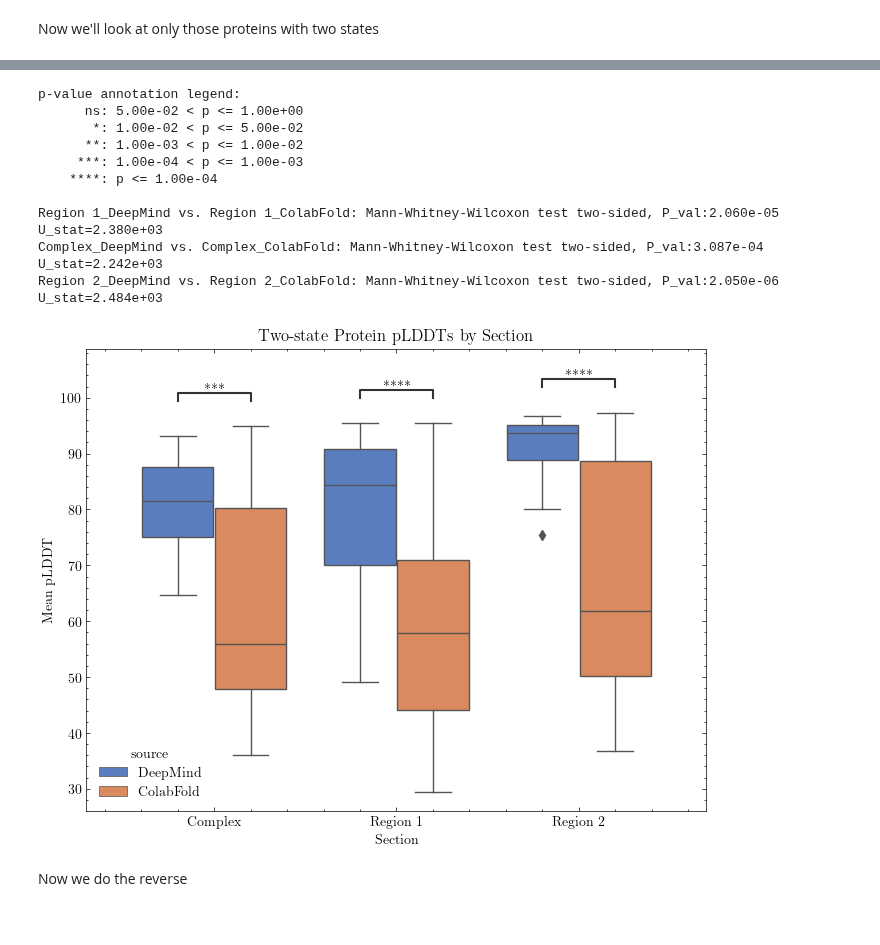
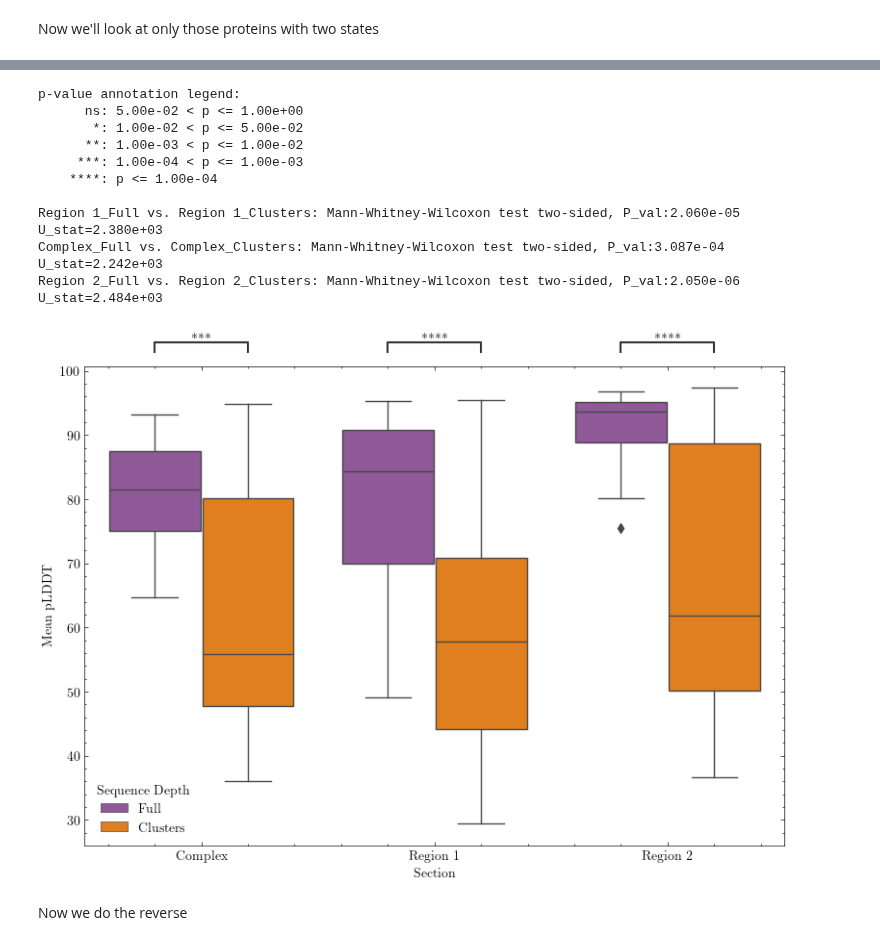
Before and after one commit to jpigles/alphafold-rmsd, a Jupyter notebook: plddt.ipynb, the cells around one changed output, grey strips where cells are left out. Cells and saved outputs as stored; diff of their text form; code cells hidden in the pictures.

```diff
--- a/plddt.ipynb
+++ b/plddt.ipynb
@@ -20,3 +20,11 @@ cfMulti = pd.read_csv('./project_pipeline/data/cf_multi_domain_pLDDT.tsv', sep='
 
 # Set style
 plt.style.use('science')
+# %%
+# Get the hex codes for the colors so we can assign them to categories
+pal = sns.color_palette('Set1')
+print(pal.as_hex())
+
+# Set the color palette. Our categories are "Single Domain", "Two-Domain", and "Autoinhibitory"
+colors = {'Single Domain': pal[0], 'Two-Domain': pal[1], 'Autoinhibitory': pal[2], 'Full': pal[3], 'Clusters': pal[4]}
+pal.as_hex()
@@ -37,14 +56,14 @@ def rename_multi_columns(df):
 
 # Quick functions to melt dataframes
 def pivot_af_df(df):
-    df = df.melt(id_vars=['uniprot', 'region_1', 'region_2', 'filename'], var_name='section', value_name='mean_plddt')
-    df['mean_plddt'] = df['mean_plddt'].astype(float)
+    df = df.melt(id_vars=['uniprot', 'region_1', 'region_2', 'filename'], var_name='Section', value_name='Mean pLDDT')
+    df['Mean pLDDT'] = df['Mean pLDDT'].astype(float)
 
     return df
 
 def pivot_cf_df(df):
-    df = df.melt(id_vars=['uniprot', 'cluster', 'region_1', 'region_2', 'filename'], var_name='section', value_name='mean_plddt')
-    df['mean_plddt'] = df['mean_plddt'].astype(float)
+    df = df.melt(id_vars=['uniprot', 'cluster', 'region_1', 'region_2', 'filename'], var_name='Section', value_name='Mean pLDDT')
+    df['Mean pLDDT'] = df['Mean pLDDT'].astype(float)
 
     return df
 
@@ -180,0 +184,5 @@ Now we'll plot those proteins with two states. We'll compare against our colabfo
+# %%
+# Concatenate dataframes
+af_twos = add_auto_type(af_twos)
+afTwoConcat = pd.concat([af_twos, afMulti_p]).reset_index(drop=True)
+afTwoConcat.tail()
@@ -181,7 +231,7 @@ Now we'll plot those proteins with two states. We'll compare against our colabfo
 # %%
 # Add sources for the two dataframes
-af_twos['source'] = 'DeepMind'
-cfAuto_p['source'] = 'ColabFold'
+af_twos['Sequence Depth'] = 'Full'
+cfAuto_p['Sequence Depth'] = 'Clusters'
 
 two_states = pd.concat([af_twos, cfAuto_p])
 two_states.head()
@@ -195,33 +245,33 @@ two_states.head()
 # %%
 fig, ax = plt.subplots(figsize=(8, 6))
-sns.boxplot(data=two_states, x='section', y='mean_plddt', ax=ax, hue='source', palette='muted')
-ax.set_title('Two-state Protein pLDDTs by Section')
+sns.boxplot(data=two_states, x='Section', y='Mean pLDDT', ax=ax, hue='Sequence Depth', palette=colors)
 ax.set_xlabel('Section')
 ax.set_ylabel('Mean pLDDT')
 
 # Annotate statistical significance
-pairs = [[('Complex', 'DeepMind'), ('Complex', 'ColabFold')],
-         [('Region 1', 'DeepMind'), ('Region 1', 'ColabFold')],
-         [('Region 2', 'DeepMind'), ('Region 2', 'ColabFold')]]
+pairs = [[('Complex', 'Full'), ('Complex', 'Clusters')],
+         [('Region 1', 'Full'), ('Region 1', 'Clusters')],
+         [('Region 2', 'Full'), ('Region 2', 'Clusters')]]
 
 subcat_order = ['Complex', 'Region 1', 'Region 2']
-annotator = Annotator(ax, pairs, data=two_states, x='section', y='mean_plddt', order=subcat_order, hue='source')
-annotator.configure(test='Mann-Whitney', text_format='star', loc='inside')
+annotator = Annotator(ax, pairs, data=two_states, x='Section', y='Mean pLDDT', order=subcat_order, hue='Sequence Depth')
+annotator.configure(test='Mann-Whitney', text_format='star', loc='outside')
 annotator.apply_and_annotate()
 
+plt.tight_layout()
 plt.savefig('./project_pipeline/data/figures/af_two_states_plddt1.png')
 # %% [output]
 p-value annotation legend:
       ns: 5.00e-02 < p <= 1.00e+00
        *: 1.00e-02 < p <= 5.00e-02
       **: 1.00e-03 < p <= 1.00e-02
      ***: 1.00e-04 < p <= 1.00e-03
     ****: p <= 1.00e-04
 
-Region 1_DeepMind vs. Region 1_ColabFold: Mann-Whitney-Wilcoxon test two-sided, P_val:2.060e-05 U_stat=2.380e+03
-Complex_DeepMind vs. Complex_ColabFold: Mann-Whitney-Wilcoxon test two-sided, P_val:3.087e-04 U_stat=2.242e+03
-Region 2_DeepMind vs. Region 2_ColabFold: Mann-Whitney-Wilcoxon test two-sided, P_val:2.050e-06 U_stat=2.484e+03
+Region 1_Full vs. Region 1_Clusters: Mann-Whitney-Wilcoxon test two-sided, P_val:2.060e-05 U_stat=2.380e+03
+Complex_Full vs. Complex_Clusters: Mann-Whitney-Wilcoxon test two-sided, P_val:3.087e-04 U_stat=2.242e+03
+Region 2_Full vs. Region 2_Clusters: Mann-Whitney-Wilcoxon test two-sided, P_val:2.050e-06 U_stat=2.484e+03
-[figure, old version]
+[figure, new version]
 # %% [markdown]
 Now we do the reverse
 # %%
```
Also changed, not shown: parts of 15 cells of this notebook, 8 other files.
